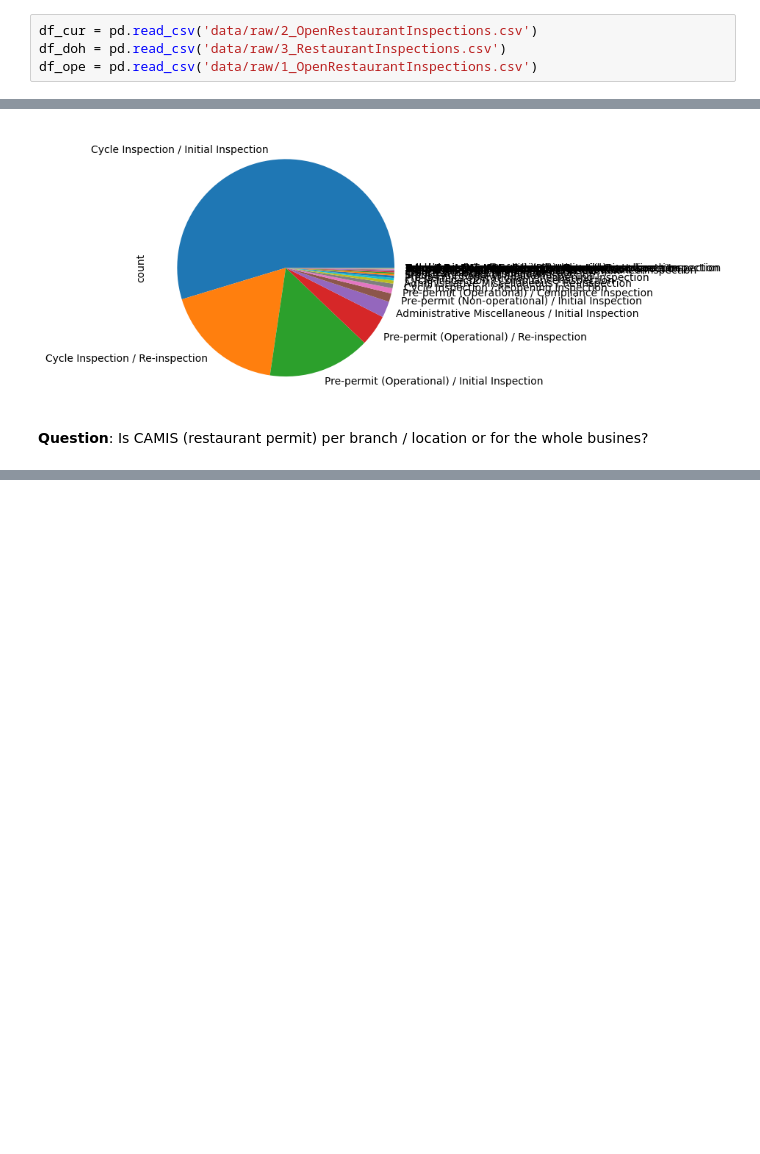
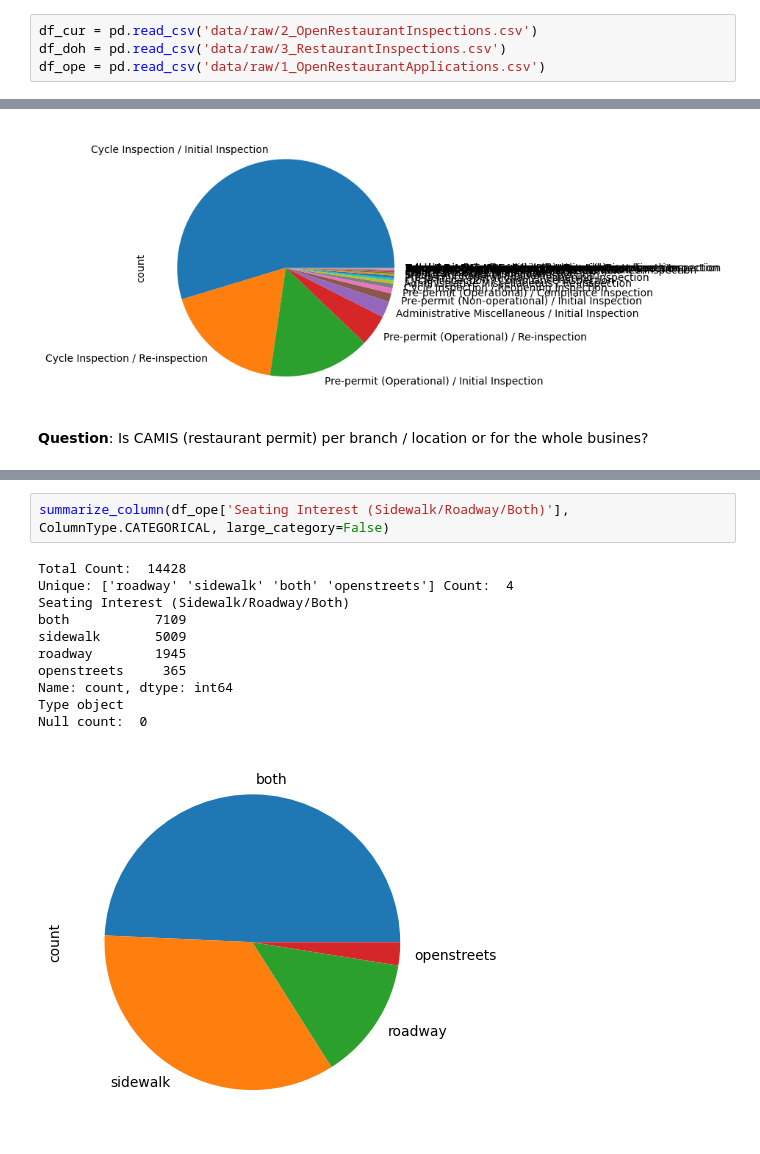
Before and after one commit to machar94/project-2-restaraunt-analytics, a Jupyter notebook: eda.ipynb, the cells around one changed output, grey strips where cells are left out. Saved outputs shown, nothing was run; the diff lists cells and outputs as text; blank space fills up the shorter version.

```diff
--- a/eda.ipynb
+++ b/eda.ipynb
@@ -21,4 +21,4 @@ class ColumnType(Enum):
 # %%
 df_cur = pd.read_csv('data/raw/2_OpenRestaurantInspections.csv')
 df_doh = pd.read_csv('data/raw/3_RestaurantInspections.csv')
-df_ope = pd.read_csv('data/raw/1_OpenRestaurantInspections.csv')
+df_ope = pd.read_csv('data/raw/1_OpenRestaurantApplications.csv')
@@ -512,0 +568,14 @@ Business: C
+# %%
+summarize_column(df_ope['Seating Interest (Sidewalk/Roadway/Both)'], ColumnType.CATEGORICAL, large_category=False)
+# %% [output]
+Total Count:  14428
+Unique: ['roadway' 'sidewalk' 'both' 'openstreets'] Count:  4
+Seating Interest (Sidewalk/Roadway/Both)
+both           7109
+sidewalk       5009
+roadway        1945
+openstreets     365
+Name: count, dtype: int64
+Type object
+Null count:  0
+[figure, added]
```
Also changed, not shown: parts of 20 cells of this notebook, 4 other files.
